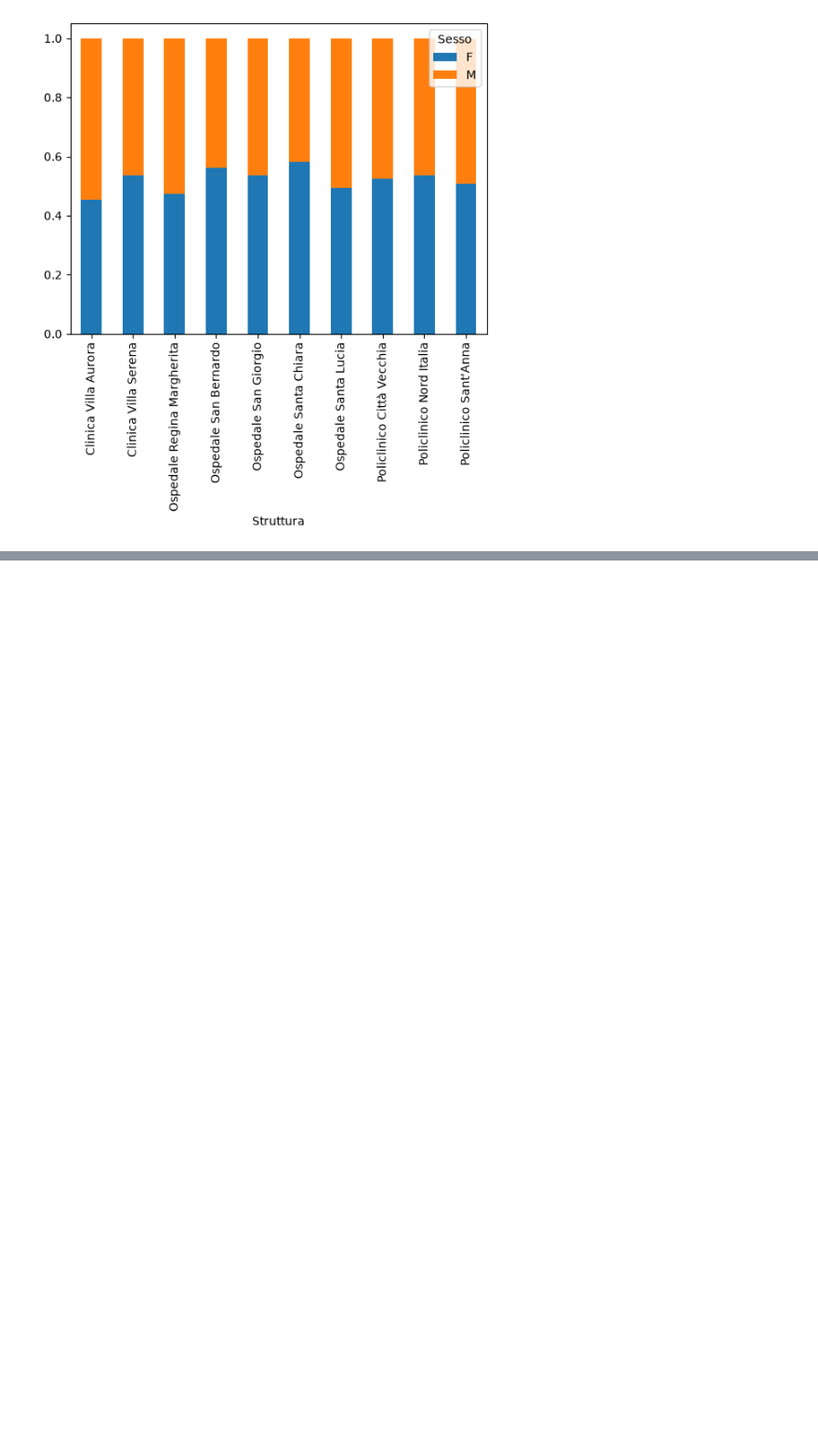
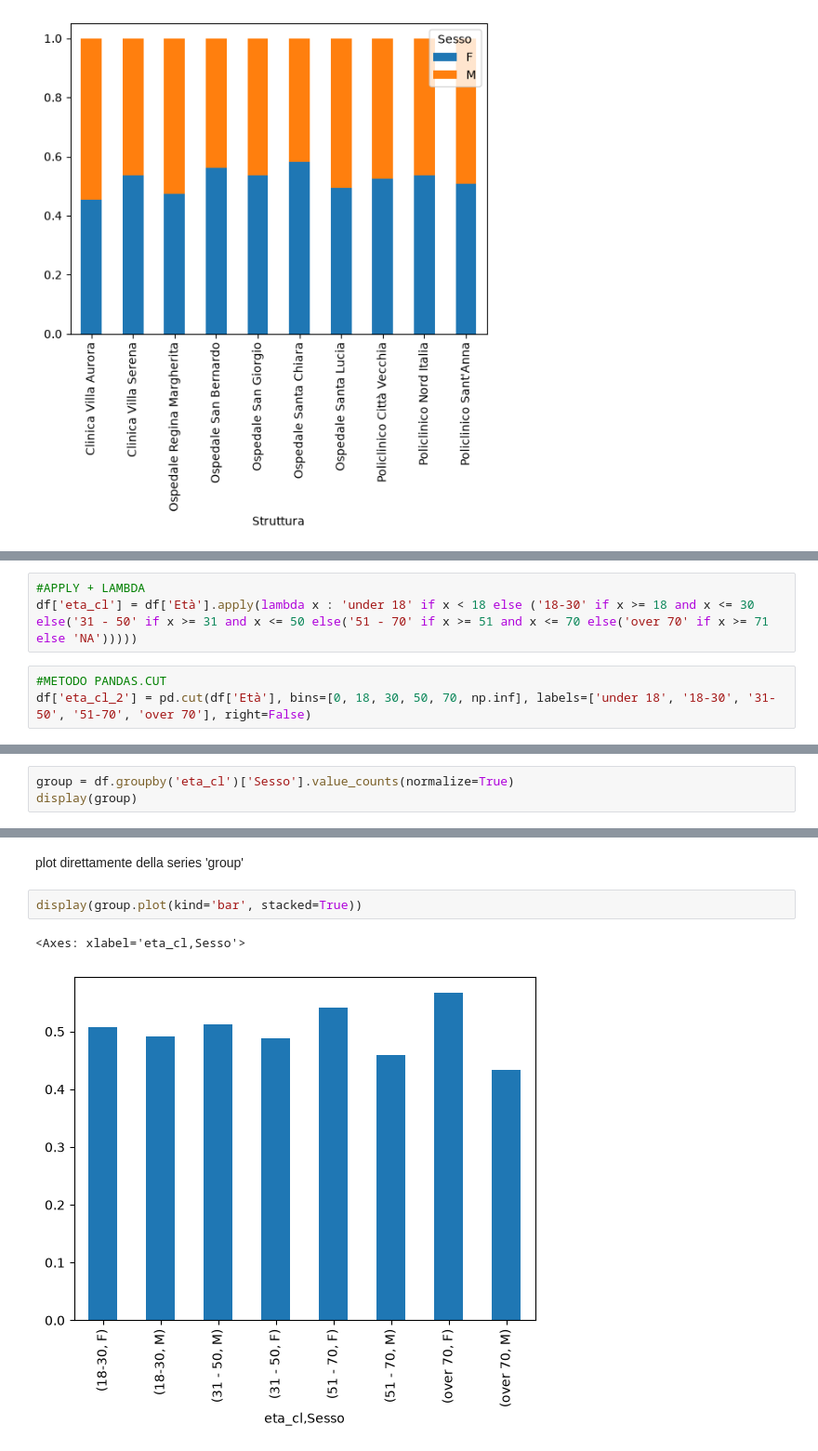
Before and after one commit to fuma92-da/discriminante, a Jupyter notebook: analisi_strutture_ospedaliere.ipynb, the cells around one changed output, grey strips where cells are left out. Shown at 93% size. Cells and saved outputs as stored; diff of their text form; blank space fills up the shorter version.

```diff
--- a/analisi_strutture_ospedaliere.ipynb
+++ b/analisi_strutture_ospedaliere.ipynb
@@ -119,0 +193,6 @@ Name: count, dtype: int64
+# %%
+#APPLY + LAMBDA
+df['eta_cl'] = df['Età'].apply(lambda x : 'under 18' if x < 18 else ('18-30' if x >= 18 and x <= 30 else('31 - 50' if x >= 31 and x <= 50 else('51 - 70' if x >= 51 and x <= 70 else('over 70' if x >= 71 else 'NA')))))
+# %%
+#METODO PANDAS.CUT
+df['eta_cl_2'] = pd.cut(df['Età'], bins=[0, 18, 30, 50, 70, np.inf], labels=['under 18', '18-30', '31-50', '51-70', 'over 70'], right=False)
@@ -119,0 +228,3 @@ Name: count, dtype: int64
+# %%
+group = df.groupby('eta_cl')['Sesso'].value_counts(normalize=True)
+display(group)
@@ -119,0 +242,7 @@ Name: count, dtype: int64
+# %% [markdown]
+plot direttamente della series 'group'
+# %%
+display(group.plot(kind='bar', stacked=True))
+# %% [output]
+<Axes: xlabel='eta_cl,Sesso'>
+[figure, added]
```
Also changed, not shown: parts of 20 cells of this notebook.
